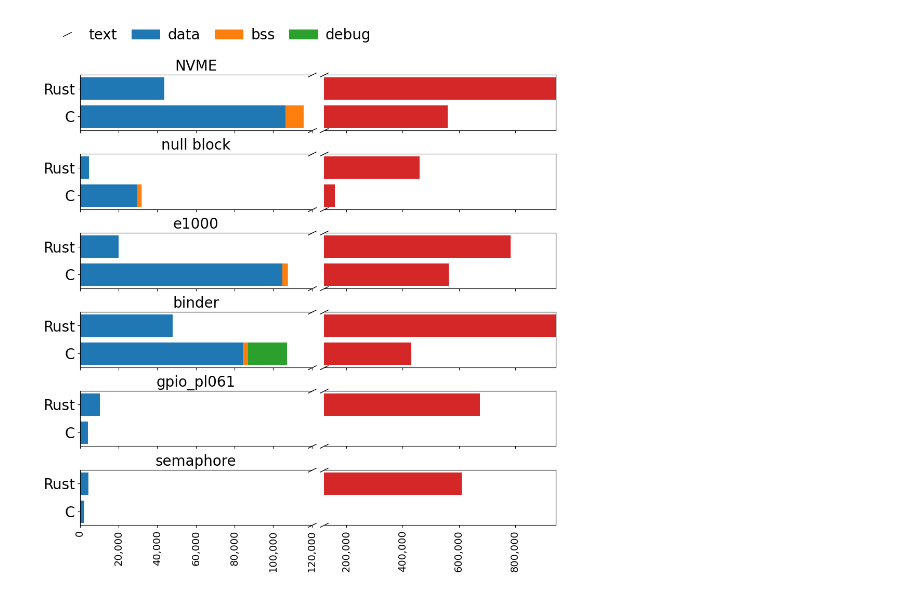
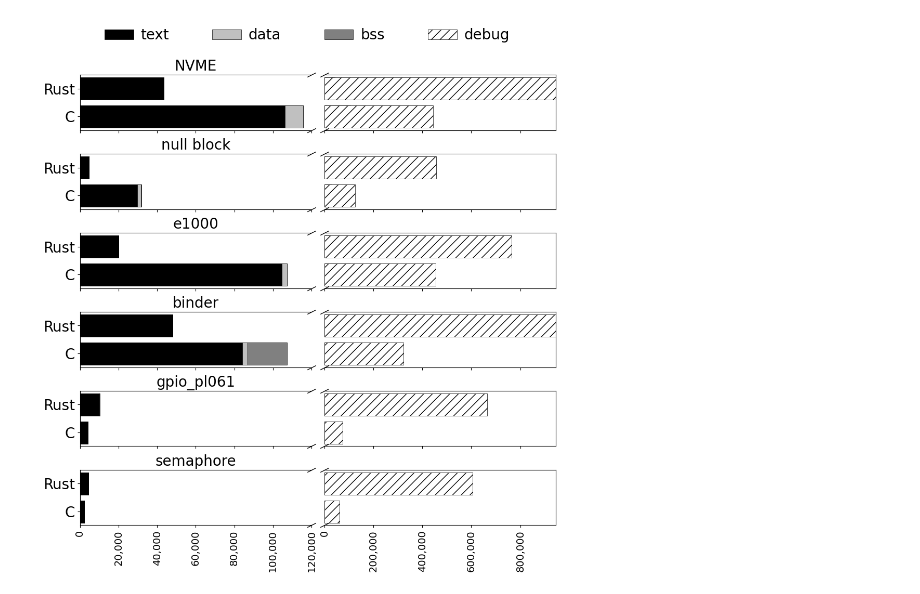
Before and after one commit to Richardhongyu/rfl_empirical_tools, a Jupyter notebook: figures_ppt/figure8.ipynb, the cells around one changed output. Drawn from its saved outputs; the diff is of its cells as text; code cells hidden in the pictures.

```diff
--- a/figures_ppt/figure8.ipynb
+++ b/figures_ppt/figure8.ipynb
@@ -2,6 +2,8 @@
 import matplotlib.pyplot as plt
 from matplotlib.ticker import FuncFormatter
 import numpy as np
+
+bar_conf = dict(edgecolor='black', linewidth=0.5)
 
 once_legend = 0
 def comma_formatter(x, pos):
@@ -30,7 +32,8 @@ c = np.column_stack((c[:,:3], c_column))
 
 driver_name = ['NVME', 'null block', 'e1000', 'binder', 'gpio_pl061', 'semaphore']
 binary_size = ['text', 'data', 'bss', 'debug']
-# color = ['black', 'silver', 'grey', 'white']
+color = ['black', 'silver', 'grey', 'white']
+hatch = ['', '', '', '//']
 
 fig, axs = plt.subplots(6,2,dpi=100, sharey=True, figsize=(10,10))
 fig.subplots_adjust(wspace=1)
@@ -57,13 +60,12 @@ kwargs = dict(marker=[(-1, -d), (1, d)], markersize=12,
 # left += [c[0][2],rust[0][2]]
 # axs[0,1].barh(y_pos, [c[0][3],rust[0][3]], left=left, label=binary_size[3])
 
-sum_c = np.sum(c[0][:3])
-sum_rust = np.sum(rust[0][:3])
-x_lim = max(sum_c, sum_rust)
-x_lim_end = max(c[0][3], rust[0][3])
-axs[0,0].set_xlim(0, x_lim)
-axs[0,1].set_xlim(x_lim, x_lim_end)
-bars = []
+# sum_c = np.sum(c[0][:3])
+# sum_rust = np.sum(rust[0][:3])
+# x_lim = max(sum_c, sum_rust)
+# x_lim_end = max(c[0][3], rust[0][3])
+# axs[0,0].set_xlim(0, x_lim)
+# axs[0,1].set_xlim(x_lim, x_lim_end)
 
 for i in range(6):
     sum_c = np.sum(c[i][:3])
@@ -72,7 +74,7 @@ for i in range(6):
     x_lim_end = max(c[0][3], rust[0][3])
     x_lim = 12_0000
     axs[i,0].set_xlim(0, x_lim)
-    axs[i,1].set_xlim(x_lim, x_lim_end)
+    axs[i,1].set_xlim(0, x_lim_end)
     axs[i,0].set_yticks(y_pos, labels=labels, size=20)
     axs[i,0].set_title(driver_name[i], size=20)
     axs[i,0].spines['right'].set_visible(False)
@@ -92,19 +94,19 @@ for i in range(6):
                 # print([c[i][k],rust[i][k]])
                 if once_legend == 0:
                     once_legend = 1
-                    ax.barh(y_pos, [c[i][k],rust[i][k]], color = "red", label = "debug", left=left)
+                    ax.barh(y_pos, [c[i][k],rust[i][k]], color = "white", label = "debug", left=left, hatch="//", **bar_conf)
                 else:
-                    ax.barh(y_pos, [c[i][k],rust[i][k]], color = "red",  left=left)
+                    ax.barh(y_pos, [c[i][k],rust[i][k]], color = color[k],  left=left, hatch=hatch[k], **bar_conf)
                 # ax.set_xscale('log')
             else:
                 # print([c[i][k],rust[i][k]])
                 if once_legend == 0:
-                    ax.barh(y_pos, [c[i][k],rust[i][k]], label = binary_size[k], left=left)
+                    ax.barh(y_pos, [c[i][k],rust[i][k]], label = binary_size[k], left=left, color = color[k], hatch=hatch[k], **bar_conf)
                 else:
-                    ax.barh(y_pos, [c[i][k],rust[i][k]], left=left)
+                    ax.barh(y_pos, [c[i][k],rust[i][k]], left=left, color = color[k], hatch=hatch[k], **bar_conf)
                     # ax.barh(y_pos, [c[i][k],rust[i][k]], label = binary_size[k], left=left)
                 left += [c[i][k],rust[i][k]]
-                ax.label_outer()
+            ax.label_outer()
 
 # for line, ax_line in enumerate(axs):
 #     for col, ax in enumerate(ax_line):
@@ -116,31 +118,31 @@ for i in range(6):
 #             sum_rust = np.sum(rust_data[:3])
 #             x_lim = max(sum_c, sum_rust)
 #             x_lim_end = max(c_data[3], rust_data[3])
 #             for j in range(len(binary_size)):
 #                 if col != 1:
 #                     ax.set_yticks(y_pos, labels=labels)
 #                     ax.set_title(driver_name[(line + 1) * (col + 1) - 1])
 #                     ax.spines['right'].set_visible(False)
 #                     # ax.plot([1, 1], [1, 0], transform=ax.transAxes, **kwargs)
 #                     # ax.set_xlim(0, x_lim)
 #                 else:
 #                     ax.spines['left'].set_visible(False)
 #                     ax.get_yaxis().set_visible(False)
 #                     # ax.plot([0, 0], [0, 1], transform=ax.transAxes, **kwargs)
 #                     # ax.set_xlim(x_lim, x_lim_end)
 #                 for i in range(len(driver_name)):
 #                     c_data = c[i]
 #                     rust_data = rust[i]
 #                     for j in range(len(binary_size)):
 #                         ax.barh(y_pos, [c_data[j],rust_data[j]], left=left)
 #                         left += np.array([c_data[j],rust_data[j]])
 
 #                 ax.label_outer()
 #                 ax.tick_params(axis='x',rotation=45)
 #                 ax.xaxis.set_major_formatter(FuncFormatter(comma_formatter))
 
 fig.legend( ncol=4, frameon=False, loc="lower left", bbox_to_anchor=(0.1, 1), fontsize=20, columnspacing=3, handletextpad=0.5)
 fig.tight_layout(pad=0.5)
 fig.savefig('./figure8.pdf', bbox_inches="tight")
 # %% [output]
-[figure, old version]
+[figure, new version]
```
Also changed, not shown: 1 other file.
